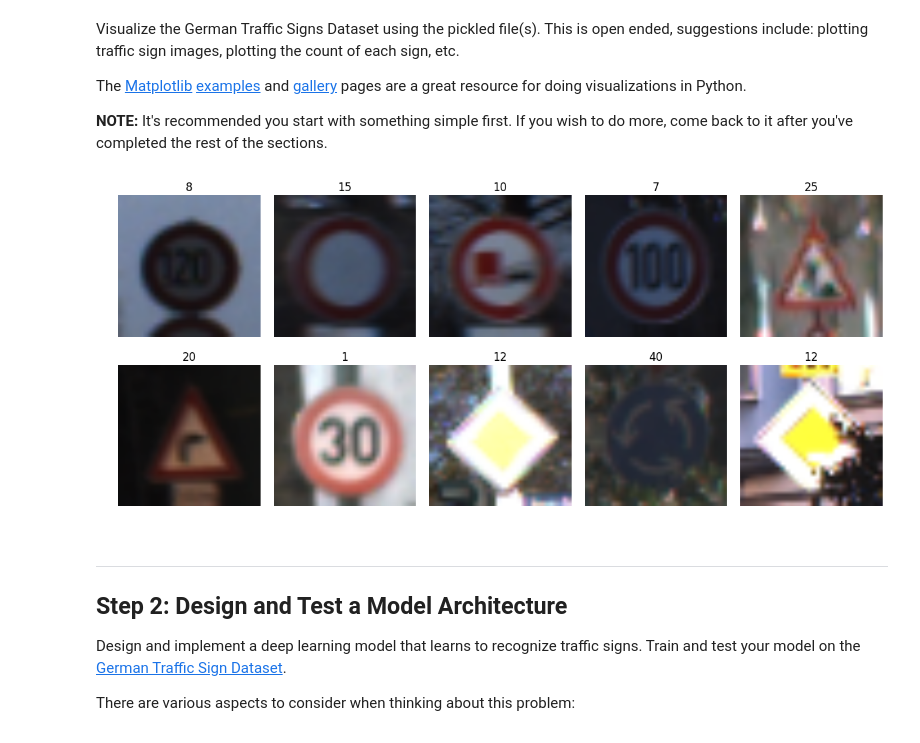
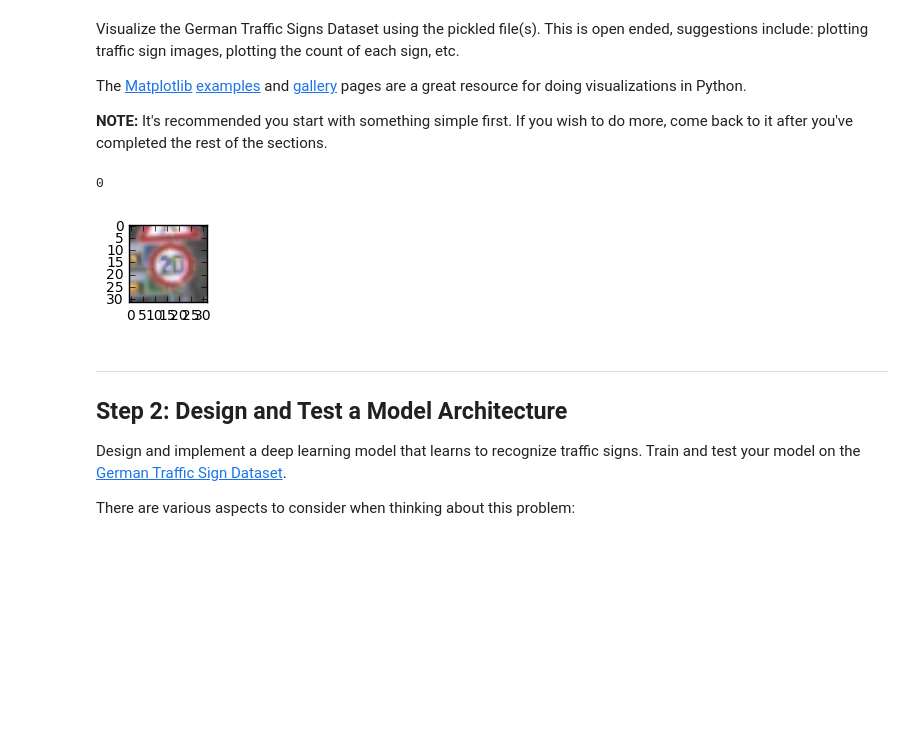
Before and after one commit to jkocsis3/Identify-Traffic-Signs, a Jupyter notebook: Traffic_Sign_Classifier.ipynb, the cells around one changed output. Cells and saved outputs as stored; diff of their text form; code cells hidden in the pictures; blank space fills up the shorter version.

```diff
--- a/Traffic_Sign_Classifier.ipynb
+++ b/Traffic_Sign_Classifier.ipynb
@@ -75,27 +75,20 @@ The [Matplotlib](http://matplotlib.org/) [examples](http://matplotlib.org/exampl
 # %%
 ### Data exploration visualization goes here.
 ### Feel free to use as many code cells as needed.
 # Visualizations will be shown in the notebook.
 import random
 import numpy as np
 import matplotlib.pyplot as plt
 %matplotlib inline
 
 
-fig, axs = plt.subplots(2,5, figsize=(15, 6))
-fig.subplots_adjust(hspace = .2, wspace=.001)
-axs = axs.ravel()
-for i in range(10):
-    index = random.randint(0, len(X_train))
-    image = X_train[index].squeeze()
-    #plt.figure(figsize=(1,1))
-    #plt.imshow(image)
-    #print(y_train[index])
-    axs[i].axis('off')
-    axs[i].imshow(image)
-    axs[i].set_title(y_train[index])
+image=X_train[1].squeeze()
+plt.figure(figsize=(1,1))
+plt.imshow(image, cmap='gray')
+print(y_train[1])
 # %% [output]
+0
-[figure, old version]
+[figure, new version]
 # %% [markdown]
 ----
 
```
Also changed, not shown: parts of 37 cells of this notebook, 14 other files.
